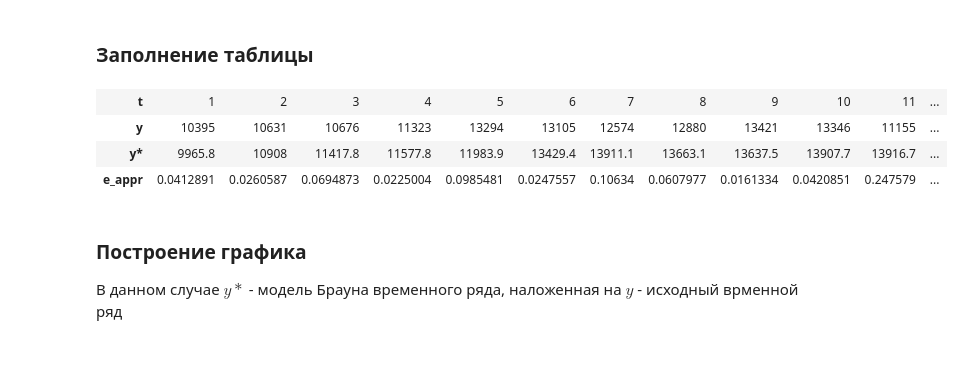
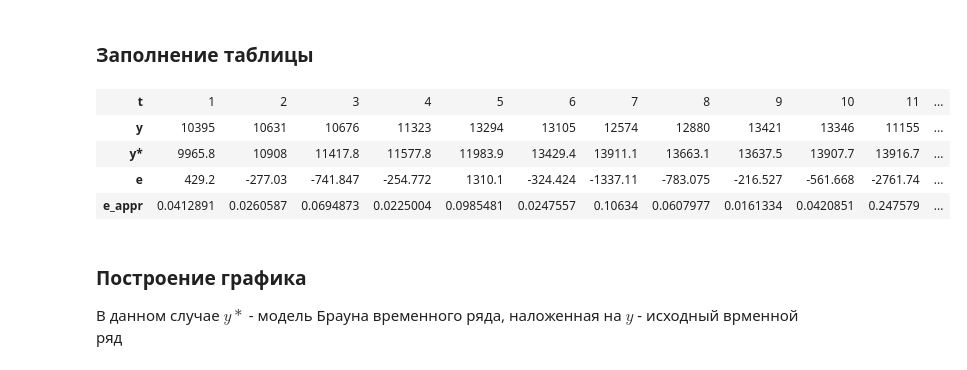
Before and after one commit to KnsRoo/DiscriminantAnalysis, a Jupyter notebook: rgr/DataSeries Analysis.ipynb, the cells around one changed output. Drawn from its saved outputs; the diff is of its cells as text; code cells hidden in the pictures.

```diff
--- a/rgr/DataSeries Analysis.ipynb
+++ b/rgr/DataSeries Analysis.ipynb
@@ -197,13 +197,15 @@ for i in range(0,len(y)):
 # %%
 brown_model = data.copy()
 brown_model['t'] = brown_model['t'].apply(str)
 brown_model.insert(2, 'y*', yth)
-brown_model.insert(3, 'e_appr', e_appr)
+brown_model.insert(3, 'e', e)
+brown_model.insert(4, 'e_appr', e_appr)
 HTML(brown_model.T.to_html(header = False))
 # %% [output]
 | t | 1 | 2 | 3 | 4 | 5 | 6 | 7 | 8 | 9 | 10 | 11 | ... |
 | y | 10395 | 10631 | 10676 | 11323 | 13294 | 13105 | 12574 | 12880 | 13421 | 13346 | 11155 | ... |
 | y* | 9965.8 | 10908 | 11417.8 | 11577.8 | 11983.9 | 13429.4 | 13911.1 | 13663.1 | 13637.5 | 13907.7 | 13916.7 | ... |
+| e | 429.2 | -277.03 | -741.847 | -254.772 | 1310.1 | -324.424 | -1337.11 | -783.075 | -216.527 | -561.668 | -2761.74 | ... |
 | e_appr | 0.0412891 | 0.0260587 | 0.0694873 | 0.0225004 | 0.0985481 | 0.0247557 | 0.10634 | 0.0607977 | 0.0161334 | 0.0420851 | 0.247579 | ... |
 # %% [markdown]
 ### Построение графика
```
Also changed, not shown: parts of 8 cells of this notebook.
